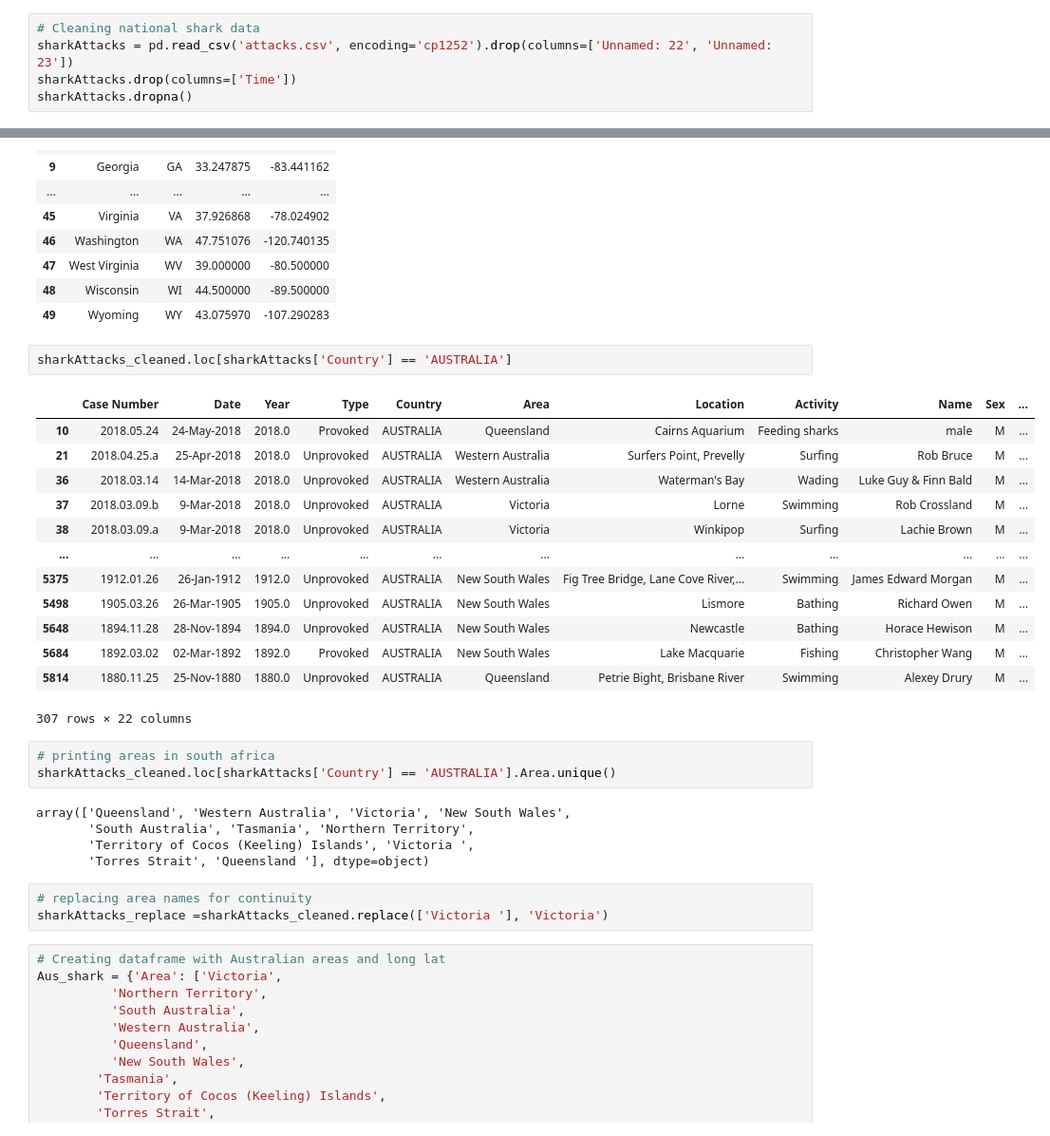
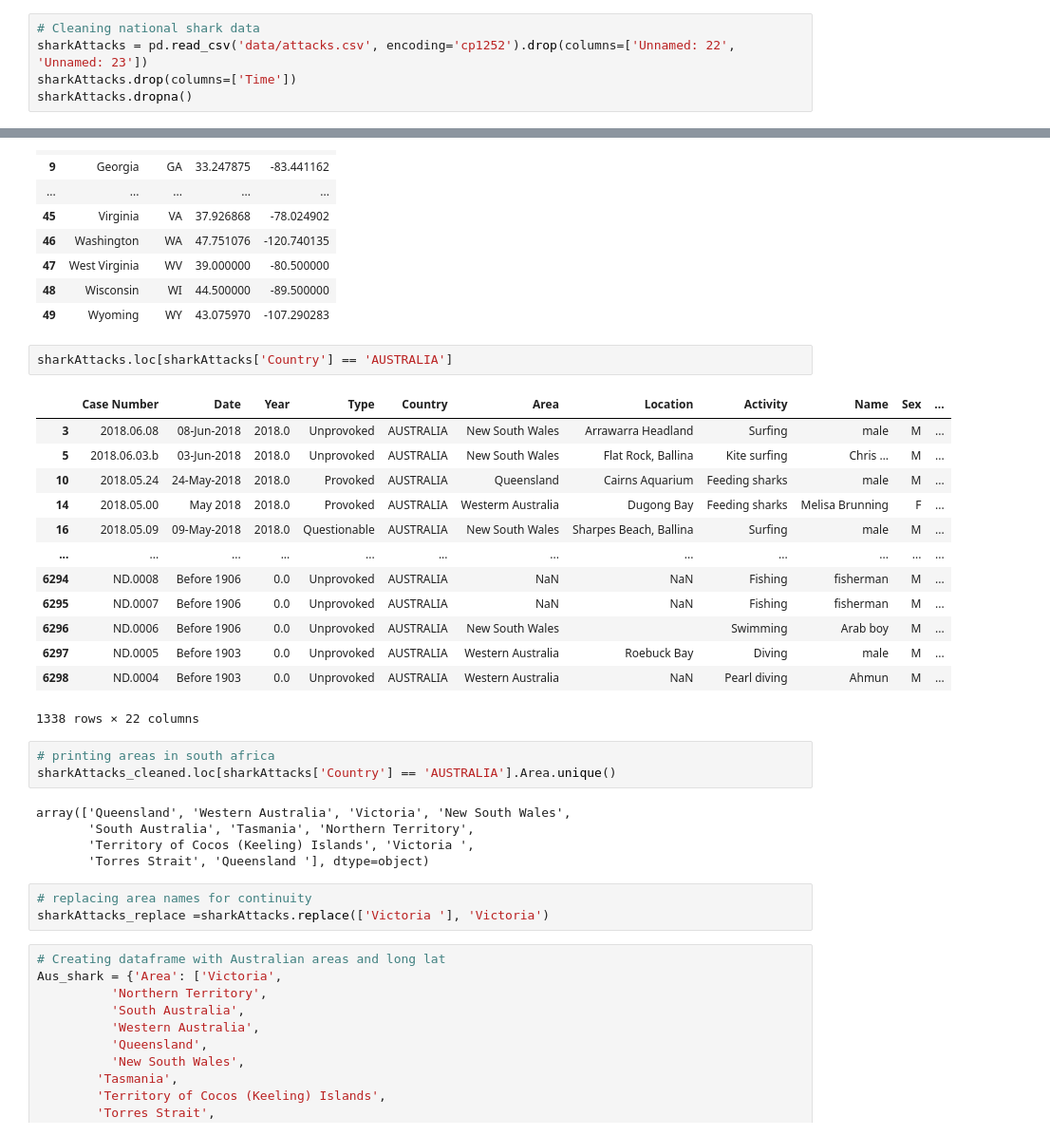
Before and after one commit to ajcipolle/sharkattack, a Jupyter notebook: Untitled.ipynb, the cells around one changed output, grey strips where cells are left out. Shown at 95% size. Drawn from its saved outputs; the diff is of its cells as text.

```diff
--- a/Untitled.ipynb
+++ b/Untitled.ipynb
@@ -9,6 +4,6 @@ import json
 # %%
 # Cleaning national shark data
-sharkAttacks = pd.read_csv('attacks.csv', encoding='cp1252').drop(columns=['Unnamed: 22', 'Unnamed: 23'])
+sharkAttacks = pd.read_csv('data/attacks.csv', encoding='cp1252').drop(columns=['Unnamed: 22', 'Unnamed: 23'])
 sharkAttacks.drop(columns=['Time'])
 sharkAttacks.dropna()
 # %% [output]
@@ -175,21 +170,21 @@ indexed.merge(lat_long, left_on='State', right_on='State')
 | 48 | Wisconsin | WI | 44.500000 | -89.500000 |
 | 49 | Wyoming | WY | 43.075970 | -107.290283 |
 # %%
-sharkAttacks_cleaned.loc[sharkAttacks['Country'] == 'AUSTRALIA']
+sharkAttacks.loc[sharkAttacks['Country'] == 'AUSTRALIA']
 # %% [output]
 |  | Case Number | Date | Year | Type | Country | Area | Location | Activity | Name | Sex | ... |
+| 3 | 2018.06.08 | 08-Jun-2018 | 2018.0 | Unprovoked | AUSTRALIA | New South Wales | Arrawarra Headland | Surfing | male | M | ... |
+| 5 | 2018.06.03.b | 03-Jun-2018 | 2018.0 | Unprovoked | AUSTRALIA | New South Wales | Flat Rock, Ballina | Kite surfing | Chris … | M | ... |
 | 10 | 2018.05.24 | 24-May-2018 | 2018.0 | Provoked | AUSTRALIA | Queensland | Cairns Aquarium | Feeding sharks | male | M | ... |
-| 21 | 2018.04.25.a | 25-Apr-2018 | 2018.0 | Unprovoked | AUSTRALIA | Western Australia | Surfers Point, Prevelly | Surfing | Rob Bruce | M | ... |
-| 36 | 2018.03.14 | 14-Mar-2018 | 2018.0 | Unprovoked | AUSTRALIA | Western Australia | Waterman's Bay | Wading | Luke Guy & Finn Bald | M | ... |
-| 37 | 2018.03.09.b | 9-Mar-2018 | 2018.0 | Unprovoked | AUSTRALIA | Victoria | Lorne | Swimming | Rob Crossland | M | ... |
-| 38 | 2018.03.09.a | 9-Mar-2018 | 2018.0 | Unprovoked | AUSTRALIA | Victoria | Winkipop | Surfing | Lachie Brown | M | ... |
+| 14 | 2018.05.00 | May 2018 | 2018.0 | Provoked | AUSTRALIA | Westerm Australia | Dugong Bay | Feeding sharks | Melisa Brunning | F | ... |
+| 16 | 2018.05.09 | 09-May-2018 | 2018.0 | Questionable | AUSTRALIA | New South Wales | Sharpes Beach, Ballina | Surfing | male | M | ... |
 | ... | ... | ... | ... | ... | ... | ... | ... | ... | ... | ... | ... |
-| 5375 | 1912.01.26 | 26-Jan-1912 | 1912.0 | Unprovoked | AUSTRALIA | New South Wales | Fig Tree Bridge, Lane Cove River,... | Swimming | James Edward Morgan | M | ... |
-| 5498 | 1905.03.26 | 26-Mar-1905 | 1905.0 | Unprovoked | AUSTRALIA | New South Wales | Lismore | Bathing | Richard Owen | M | ... |
-| 5648 | 1894.11.28 | 28-Nov-1894 | 1894.0 | Unprovoked | AUSTRALIA | New South Wales | Newcastle | Bathing | Horace Hewison | M | ... |
-| 5684 | 1892.03.02 | 02-Mar-1892 | 1892.0 | Provoked | AUSTRALIA | New South Wales | Lake Macquarie | Fishing | Christopher Wang | M | ... |
-| 5814 | 1880.11.25 | 25-Nov-1880 | 1880.0 | Unprovoked | AUSTRALIA | Queensland | Petrie Bight, Brisbane River | Swimming | Alexey Drury | M | ... |
+| 6294 | ND.0008 | Before 1906 | 0.0 | Unprovoked | AUSTRALIA | NaN | NaN | Fishing | fisherman | M | ... |
+| 6295 | ND.0007 | Before 1906 | 0.0 | Unprovoked | AUSTRALIA | NaN | NaN | Fishing | fisherman | M | ... |
+| 6296 | ND.0006 | Before 1906 | 0.0 | Unprovoked | AUSTRALIA | New South Wales |  | Swimming | Arab boy | M | ... |
+| 6297 | ND.0005 | Before 1903 | 0.0 | Unprovoked | AUSTRALIA | Western Australia | Roebuck Bay | Diving | male | M | ... |
+| 6298 | ND.0004 | Before 1903 | 0.0 | Unprovoked | AUSTRALIA | Western Australia | NaN | Pearl diving | Ahmun | M | ... |
-307 rows × 22 columns
+1338 rows × 22 columns
 # %%
 # printing areas in south africa
 sharkAttacks_cleaned.loc[sharkAttacks['Country'] == 'AUSTRALIA'].Area.unique()
@@ -200,7 +195,7 @@ array(['Queensland', 'Western Australia', 'Victoria', 'New South Wales',
        'Torres Strait', 'Queensland '], dtype=object)
 # %%
 # replacing area names for continuity
-sharkAttacks_replace =sharkAttacks_cleaned.replace(['Victoria '], 'Victoria')
+sharkAttacks_replace =sharkAttacks.replace(['Victoria '], 'Victoria')
 # %%
 # Creating dataframe with Australian areas and long lat
 Aus_shark = {'Area': ['Victoria',
```
Also changed, not shown: parts of 18 cells of this notebook, 5 other files.
